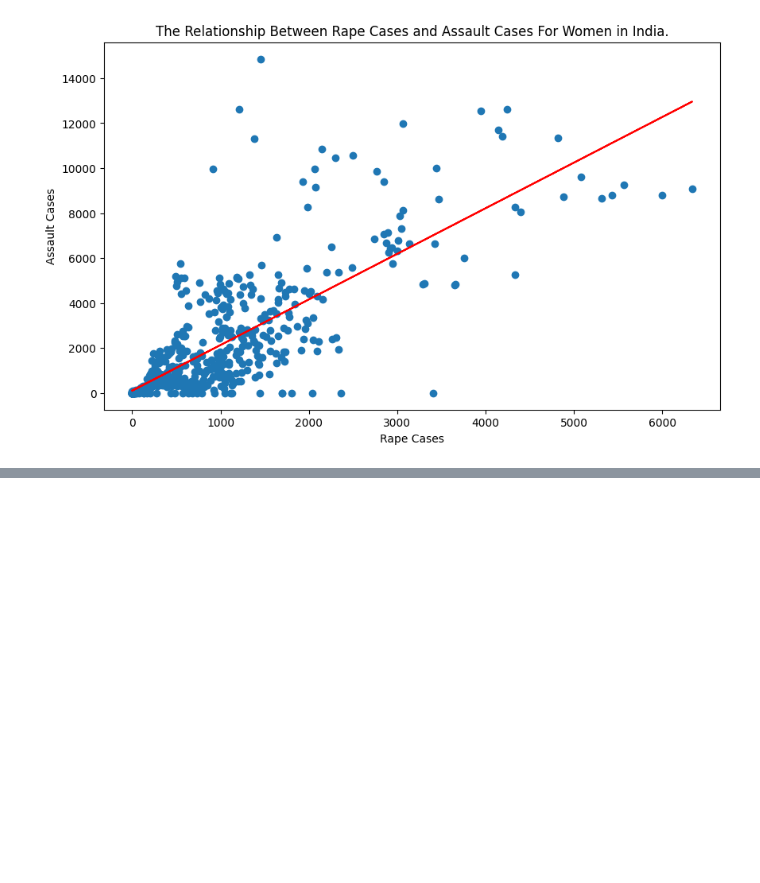
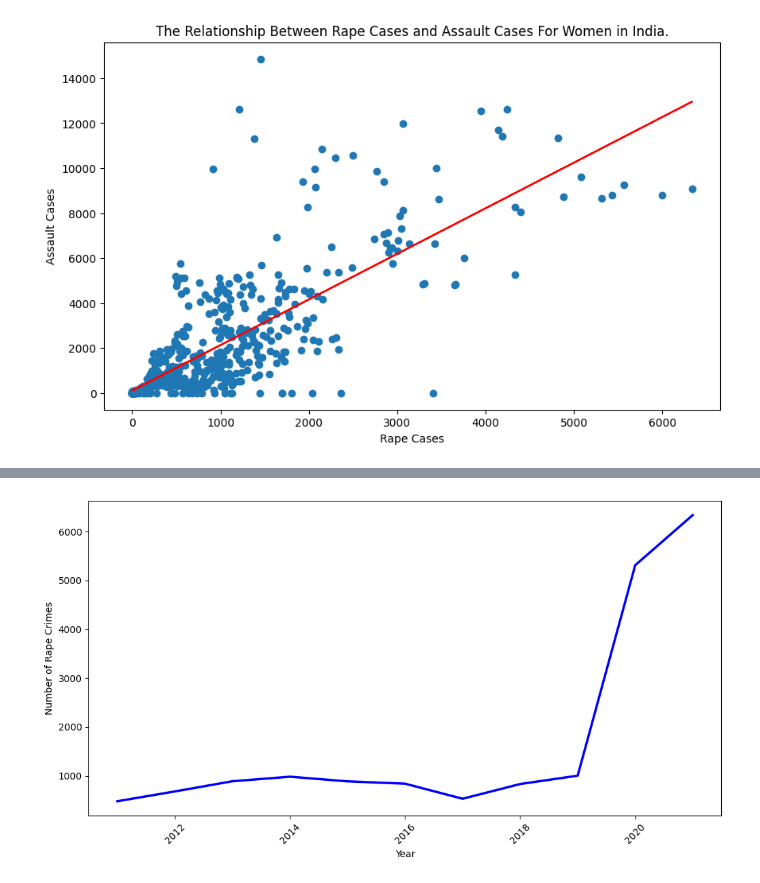
Before and after one commit to AbhimanyuShri/Analysis-on-Crime-on-Women-in-India, a Jupyter notebook: my-first-analysis.ipynb, the cells around one changed output, grey strips where cells are left out. Saved outputs shown, nothing was run; the diff lists cells and outputs as text; code cells hidden in the pictures; blank space fills up the shorter version.

```diff
--- a/my-first-analysis.ipynb
+++ b/my-first-analysis.ipynb
@@ -31,5 +31,6 @@ df2001=df.iloc[0:34]
 df2021=df.iloc[700:735]
 df2016=df.iloc[520:556]
 dfyr=df[['Year','Rape']]
-print(dfyr)
+punjab=df[df['State'] == 'Punjab']
+print(punjab)
 # %% [output]
@@ -122,0 +137,10 @@ plt.show()
+# %%
+trend22=punjab.groupby("Year")['Rape'].sum().reset_index()
+plt.figure(figsize = (12,6))
+sns.lineplot(x = "Year", y = "Rape",data = trend22,color="blue",linewidth = 2.5,dashes = False)
+plt.xlabel('Year')
+plt.ylabel('Number of Rape Crimes')
+plt.xticks(rotation=45)
+plt.show()
+# %% [output]
+[figure, added]
```
Also changed, not shown: parts of 4 cells of this notebook.
